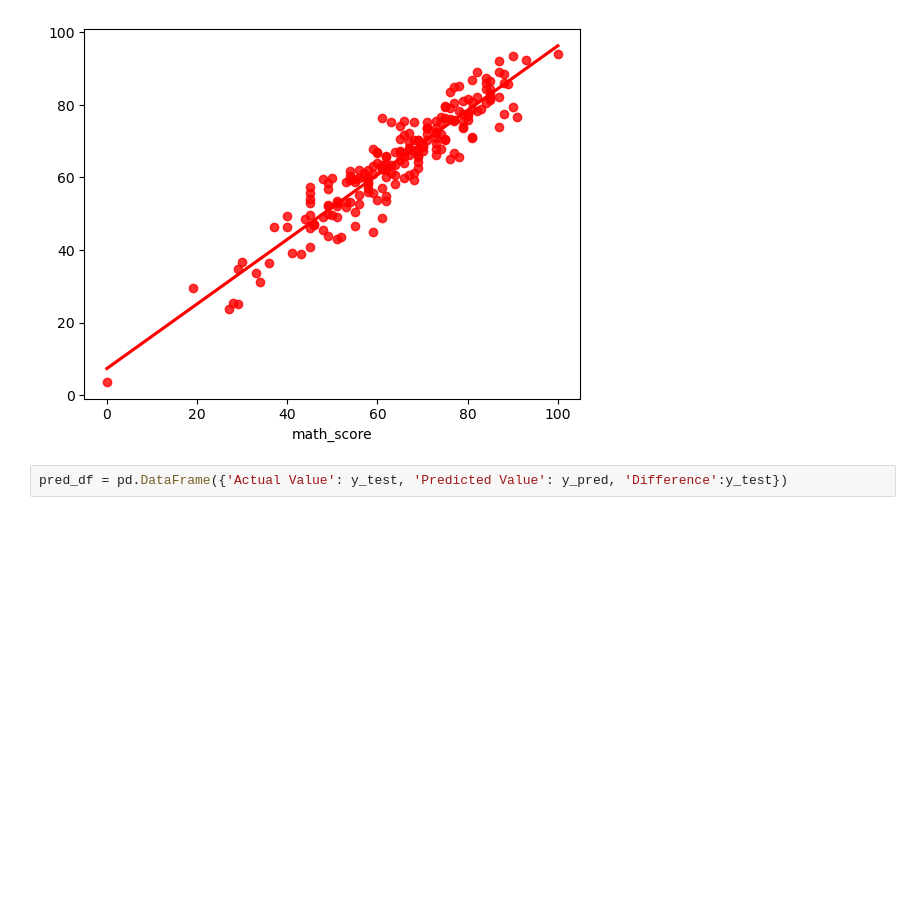
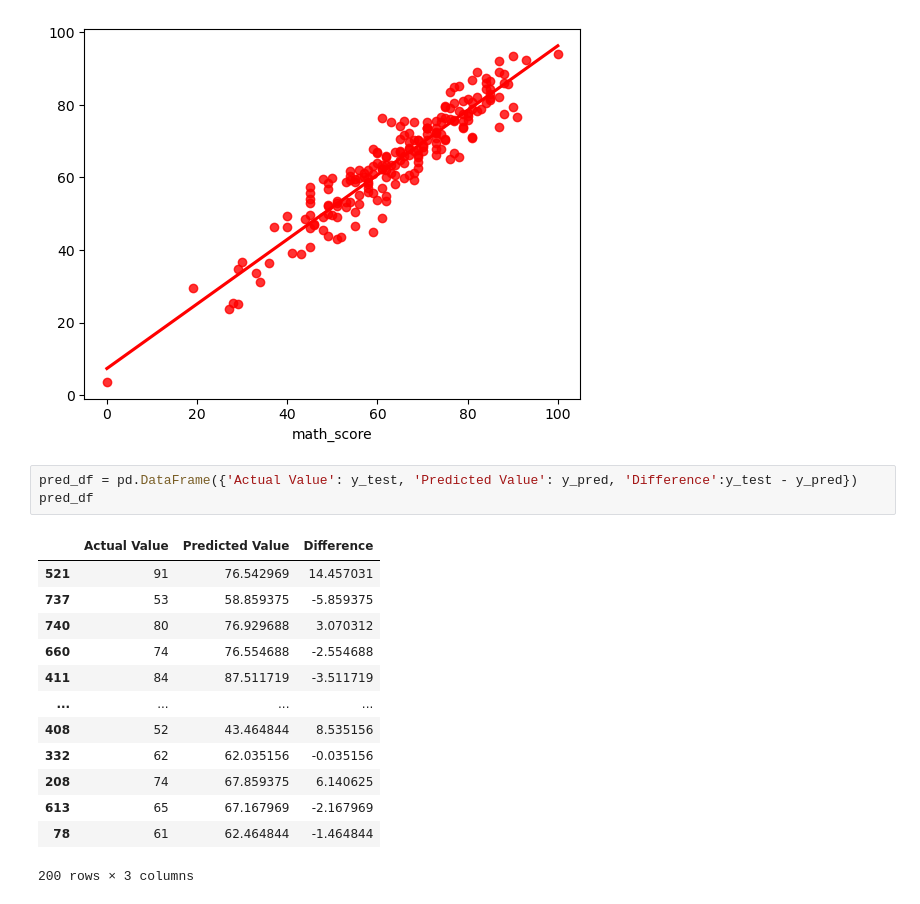
Before and after one commit to Uzoemeka/MLproject, a Jupyter notebook: notebook/Model Training.ipynb, the cells around one changed output. Saved outputs shown, nothing was run; the diff lists cells and outputs as text; blank space fills up the shorter version.

```diff
--- a/notebook/Model Training.ipynb
+++ b/notebook/Model Training.ipynb
@@ -238,4 +238,19 @@ sns.regplot(x=y_test, y=y_pred, ci = None, color = 'red')
 <Axes: xlabel='math_score'>
 [figure]
 # %%
-pred_df = pd.DataFrame({'Actual Value': y_test, 'Predicted Value': y_pred, 'Difference':y_test})
+pred_df = pd.DataFrame({'Actual Value': y_test, 'Predicted Value': y_pred, 'Difference':y_test - y_pred})
+pred_df
+# %% [output]
+|  | Actual Value | Predicted Value | Difference |
+| 521 | 91 | 76.542969 | 14.457031 |
+| 737 | 53 | 58.859375 | -5.859375 |
+| 740 | 80 | 76.929688 | 3.070312 |
+| 660 | 74 | 76.554688 | -2.554688 |
+| 411 | 84 | 87.511719 | -3.511719 |
+| ... | ... | ... | ... |
+| 408 | 52 | 43.464844 | 8.535156 |
+| 332 | 62 | 62.035156 | -0.035156 |
+| 208 | 74 | 67.859375 | 6.140625 |
+| 613 | 65 | 67.167969 | -2.167969 |
+| 78 | 61 | 62.464844 | -1.464844 |
+200 rows × 3 columns
```
